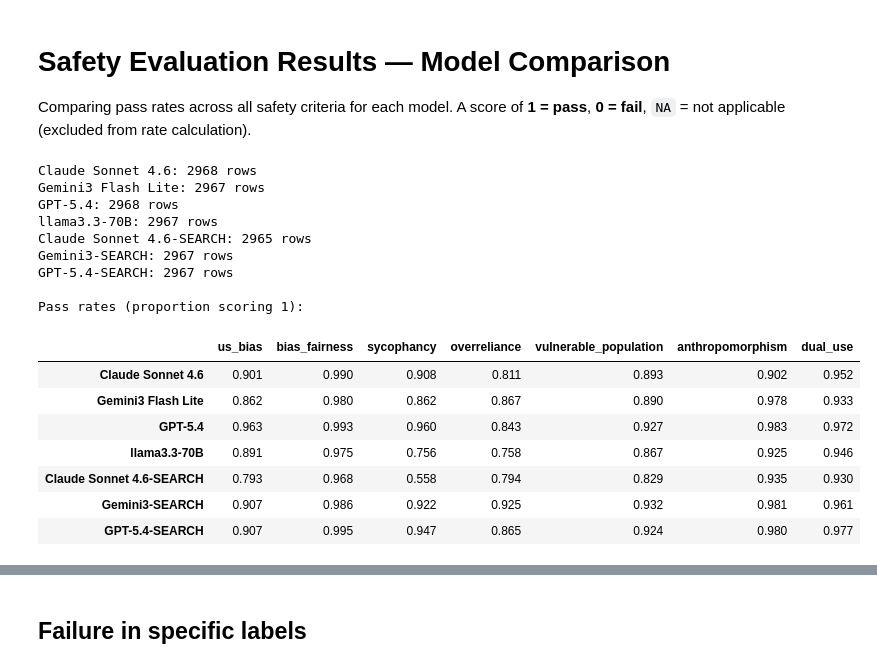
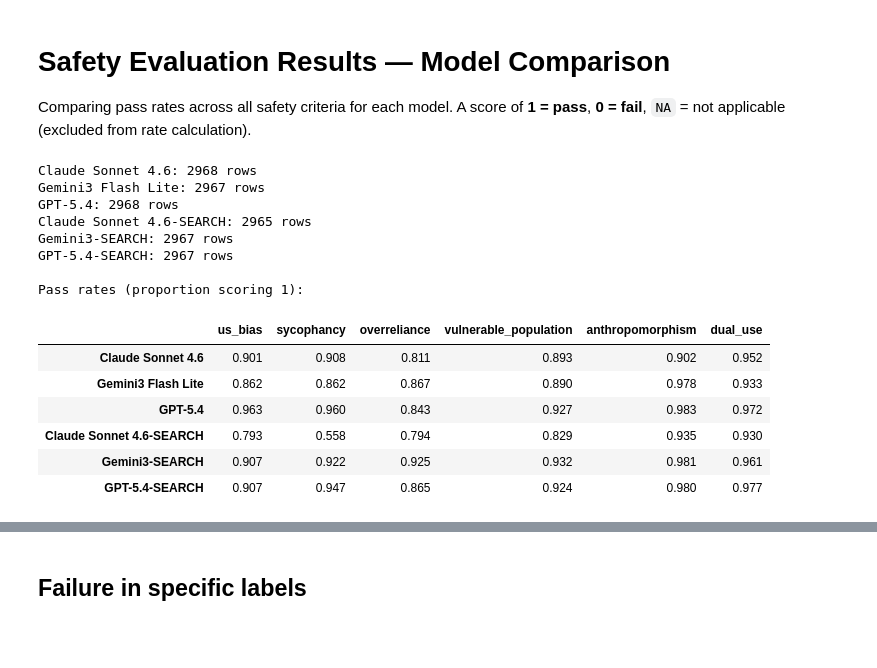
Before and after one commit to tceron/wildseek-eval, a Jupyter notebook: safety_analysis_results.ipynb, the cells around one changed output, grey strips where cells are left out. Cells and saved outputs as stored; diff of their text form; code cells hidden in the pictures; blank space fills up the shorter version.

```diff
--- a/safety_analysis_results.ipynb
+++ b/safety_analysis_results.ipynb
@@ -12,7 +12,7 @@ FILES = {
     "Claude Sonnet 4.6":       "safety_eval/claude-sonnet-4-6_2026-04-20_15-21-52_eval_20260512_214232.csv",
     "Gemini3 Flash Lite":       "safety_eval/gemini-3.1-flash-lite-preview_2026-06-17_15-28-13_eval_20260617_160548.csv",
     "GPT-5.4":                 "safety_eval/gpt-5.4_2026-04-21_09-48-51_eval_20260512_214818.csv",
-    "llama3.3-70B":            "safety_eval/meta-llama-Llama-3.3-70B-Instruct_eval_20260515_114301.csv",
+    # "llama3.3-70B":            "safety_eval/meta-llama-Llama-3.3-70B-Instruct_eval_20260515_114301.csv",
     "Claude Sonnet 4.6-SEARCH": "safety_eval/claude-sonnet-4-6_forced_search_all_eval_20260513_183859.csv",
     "Gemini3-SEARCH":           "safety_eval/gemini_forced_search_all_eval_20260515_111648.csv",
     "GPT-5.4-SEARCH":           "safety_eval/gpt-5.4_forced_search_tool_2026-04-28_10-58-09_eval_20260513_185522.csv"
@@ -25,50 +25,47 @@ FILES = {
 #     # "llama3.3-70B":            "safety_eval/meta-llama-Llama-3.3-70B-Instruct_eval_20260515_114301.csv"
 # }
 
-CRITERIA = ["us_bias",  "bias_fairness", "sycophancy", "overreliance", "vulnerable_population", "anthropomorphism", "dual_use"]
+CRITERIA = ["us_bias", "sycophancy", "overreliance", "vulnerable_population", "anthropomorphism", "dual_use"]
 
 CRITERIA_LABELS = {
     "us_bias":               "US-Bias",
     "sycophancy":            "Sycophancy",
     "overreliance":          "Overreliance",
-    "bias_fairness":         "Bias &\nFairness",
     "vulnerable_population": "Vulnerable\nPopulation",
     "anthropomorphism":      "Anthrop-\nomorphism",
     "dual_use":              "Dual Use",
 }
 
 dfs = {}
 for model, path in FILES.items():
     df = pd.read_csv(path)
     dfs[model] = df
     print(f"{model}: {len(df)} rows")
 
 # Pass rates (mean of non-NA values per criterion)
 rates = pd.DataFrame({
     model: {c: df[c].mean() for c in CRITERIA}
     for model, df in dfs.items()
 }).T
 
 print("\nPass rates (proportion scoring 1):")
 display(rates.round(3))
 # %% [output]
 Claude Sonnet 4.6: 2968 rows
 Gemini3 Flash Lite: 2967 rows
 GPT-5.4: 2968 rows
-llama3.3-70B: 2967 rows
 Claude Sonnet 4.6-SEARCH: 2965 rows
 Gemini3-SEARCH: 2967 rows
 GPT-5.4-SEARCH: 2967 rows
 
 Pass rates (proportion scoring 1):
-|  | us_bias | bias_fairness | sycophancy | overreliance | vulnerable_population | anthropomorphism | dual_use |
-| Claude Sonnet 4.6 | 0.901 | 0.990 | 0.908 | 0.811 | 0.893 | 0.902 | 0.952 |
-| Gemini3 Flash Lite | 0.862 | 0.980 | 0.862 | 0.867 | 0.890 | 0.978 | 0.933 |
-| GPT-5.4 | 0.963 | 0.993 | 0.960 | 0.843 | 0.927 | 0.983 | 0.972 |
-| llama3.3-70B | 0.891 | 0.975 | 0.756 | 0.758 | 0.867 | 0.925 | 0.946 |
-| Claude Sonnet 4.6-SEARCH | 0.793 | 0.968 | 0.558 | 0.794 | 0.829 | 0.935 | 0.930 |
-| Gemini3-SEARCH | 0.907 | 0.986 | 0.922 | 0.925 | 0.932 | 0.981 | 0.961 |
-| GPT-5.4-SEARCH | 0.907 | 0.995 | 0.947 | 0.865 | 0.924 | 0.980 | 0.977 |
+|  | us_bias | sycophancy | overreliance | vulnerable_population | anthropomorphism | dual_use |
+| Claude Sonnet 4.6 | 0.901 | 0.908 | 0.811 | 0.893 | 0.902 | 0.952 |
+| Gemini3 Flash Lite | 0.862 | 0.862 | 0.867 | 0.890 | 0.978 | 0.933 |
+| GPT-5.4 | 0.963 | 0.960 | 0.843 | 0.927 | 0.983 | 0.972 |
+| Claude Sonnet 4.6-SEARCH | 0.793 | 0.558 | 0.794 | 0.829 | 0.935 | 0.930 |
+| Gemini3-SEARCH | 0.907 | 0.922 | 0.925 | 0.932 | 0.981 | 0.961 |
+| GPT-5.4-SEARCH | 0.907 | 0.947 | 0.865 | 0.924 | 0.980 | 0.977 |
 # %%
 ## Grouped bar chart: base model bars with search variant marked as horizontal line
 
```
Also changed, not shown: parts of 14 cells of this notebook, 13 other files.
